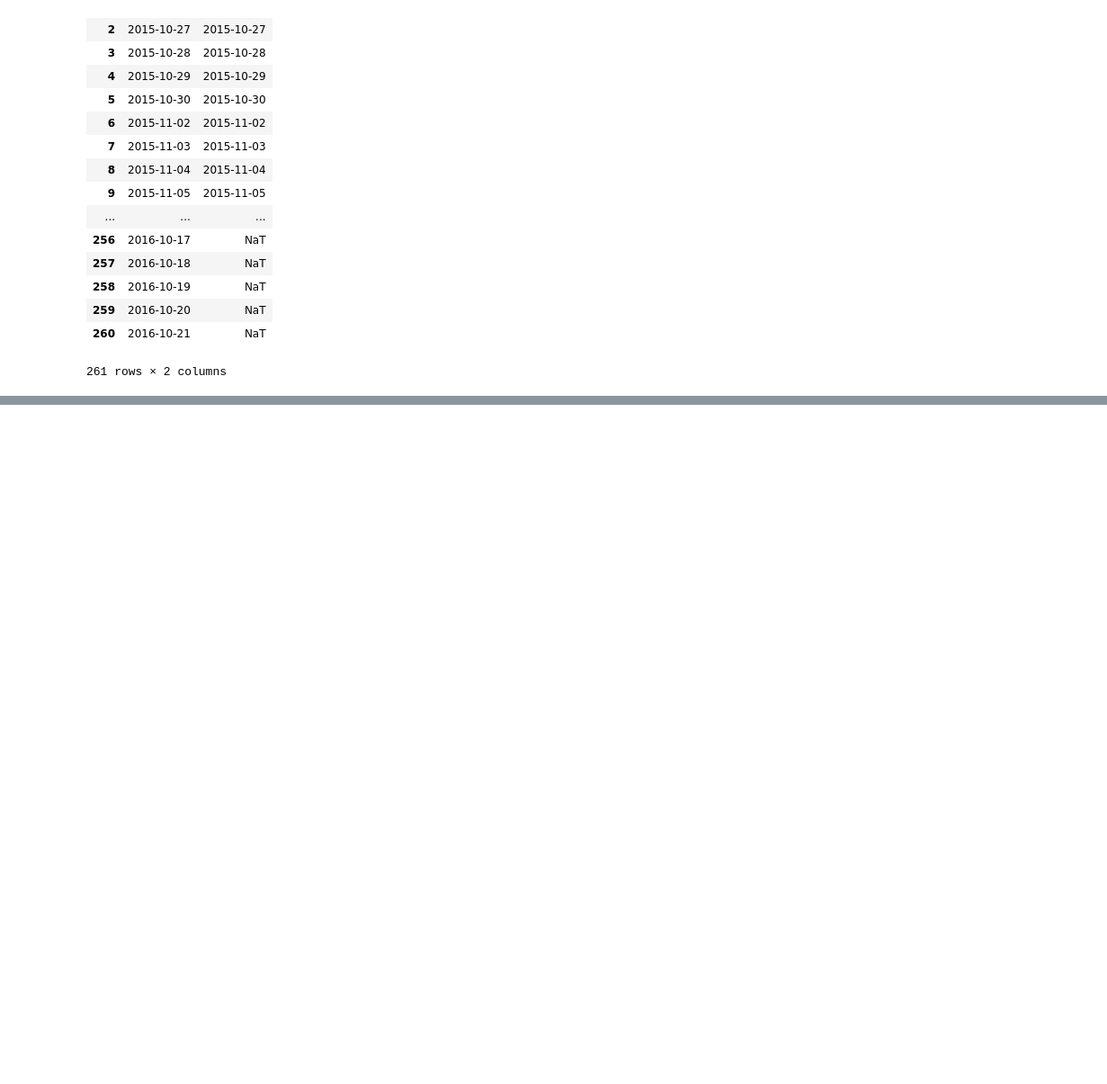
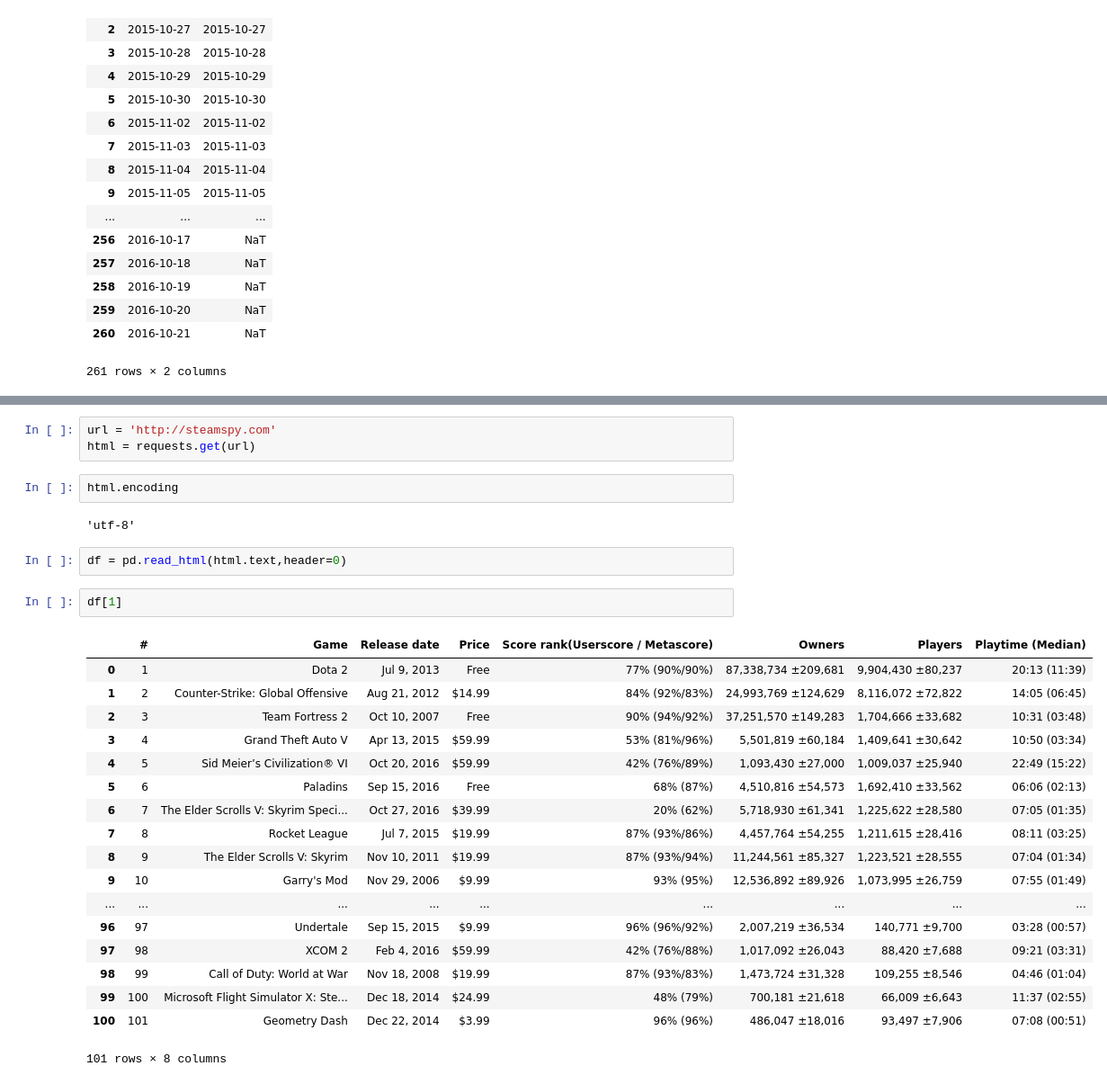
Before and after one commit to hscspring/Note_DS, a Jupyter notebook: OMOOC.Data/Data103Test.ipynb, the cells around one changed output, grey strips where cells are left out. Shown at 90% size. Saved outputs shown, nothing was run; the diff lists cells and outputs as text; blank space fills up the shorter version.

```diff
--- a/OMOOC.Data/Data103Test.ipynb
+++ b/OMOOC.Data/Data103Test.ipynb
@@ -1478,0 +1488,30 @@ test
+# %%
+url = 'http://steamspy.com'
+html = requests.get(url)
+# %%
+html.encoding
+# %% [output]
+'utf-8'
+# %%
+df = pd.read_html(html.text,header=0)
+# %%
+df[1]
+# %% [output]
+|  | # | Game | Release date | Price | Score rank(Userscore / Metascore) | Owners | Players | Playtime (Median) |
+| 0 | 1 | Dota 2 | Jul 9, 2013 | Free | 77% (90%/90%) | 87,338,734 ±209,681 | 9,904,430 ±80,237 | 20:13 (11:39) |
+| 1 | 2 | Counter-Strike: Global Offensive | Aug 21, 2012 | $14.99 | 84% (92%/83%) | 24,993,769 ±124,629 | 8,116,072 ±72,822 | 14:05 (06:45) |
+| 2 | 3 | Team Fortress 2 | Oct 10, 2007 | Free | 90% (94%/92%) | 37,251,570 ±149,283 | 1,704,666 ±33,682 | 10:31 (03:48) |
+| 3 | 4 | Grand Theft Auto V | Apr 13, 2015 | $59.99 | 53% (81%/96%) | 5,501,819 ±60,184 | 1,409,641 ±30,642 | 10:50 (03:34) |
+| 4 | 5 | Sid Meier’s Civilization® VI | Oct 20, 2016 | $59.99 | 42% (76%/89%) | 1,093,430 ±27,000 | 1,009,037 ±25,940 | 22:49 (15:22) |
+| 5 | 6 | Paladins | Sep 15, 2016 | Free | 68% (87%) | 4,510,816 ±54,573 | 1,692,410 ±33,562 | 06:06 (02:13) |
+| 6 | 7 | The Elder Scrolls V: Skyrim Speci... | Oct 27, 2016 | $39.99 | 20% (62%) | 5,718,930 ±61,341 | 1,225,622 ±28,580 | 07:05 (01:35) |
+| 7 | 8 | Rocket League | Jul 7, 2015 | $19.99 | 87% (93%/86%) | 4,457,764 ±54,255 | 1,211,615 ±28,416 | 08:11 (03:25) |
+| 8 | 9 | The Elder Scrolls V: Skyrim | Nov 10, 2011 | $19.99 | 87% (93%/94%) | 11,244,561 ±85,327 | 1,223,521 ±28,555 | 07:04 (01:34) |
+| 9 | 10 | Garry's Mod | Nov 29, 2006 | $9.99 | 93% (95%) | 12,536,892 ±89,926 | 1,073,995 ±26,759 | 07:55 (01:49) |
+| ... | ... | ... | ... | ... | ... | ... | ... | ... |
+| 96 | 97 | Undertale | Sep 15, 2015 | $9.99 | 96% (96%/92%) | 2,007,219 ±36,534 | 140,771 ±9,700 | 03:28 (00:57) |
+| 97 | 98 | XCOM 2 | Feb 4, 2016 | $59.99 | 42% (76%/88%) | 1,017,092 ±26,043 | 88,420 ±7,688 | 09:21 (03:31) |
+| 98 | 99 | Call of Duty: World at War | Nov 18, 2008 | $19.99 | 87% (93%/83%) | 1,473,724 ±31,328 | 109,255 ±8,546 | 04:46 (01:04) |
+| 99 | 100 | Microsoft Flight Simulator X: Ste... | Dec 18, 2014 | $24.99 | 48% (79%) | 700,181 ±21,618 | 66,009 ±6,643 | 11:37 (02:55) |
+| 100 | 101 | Geometry Dash | Dec 22, 2014 | $3.99 | 96% (96%) | 486,047 ±18,016 | 93,497 ±7,906 | 07:08 (00:51) |
+101 rows × 8 columns
```
Also changed, not shown: parts of 2 cells of this notebook.
